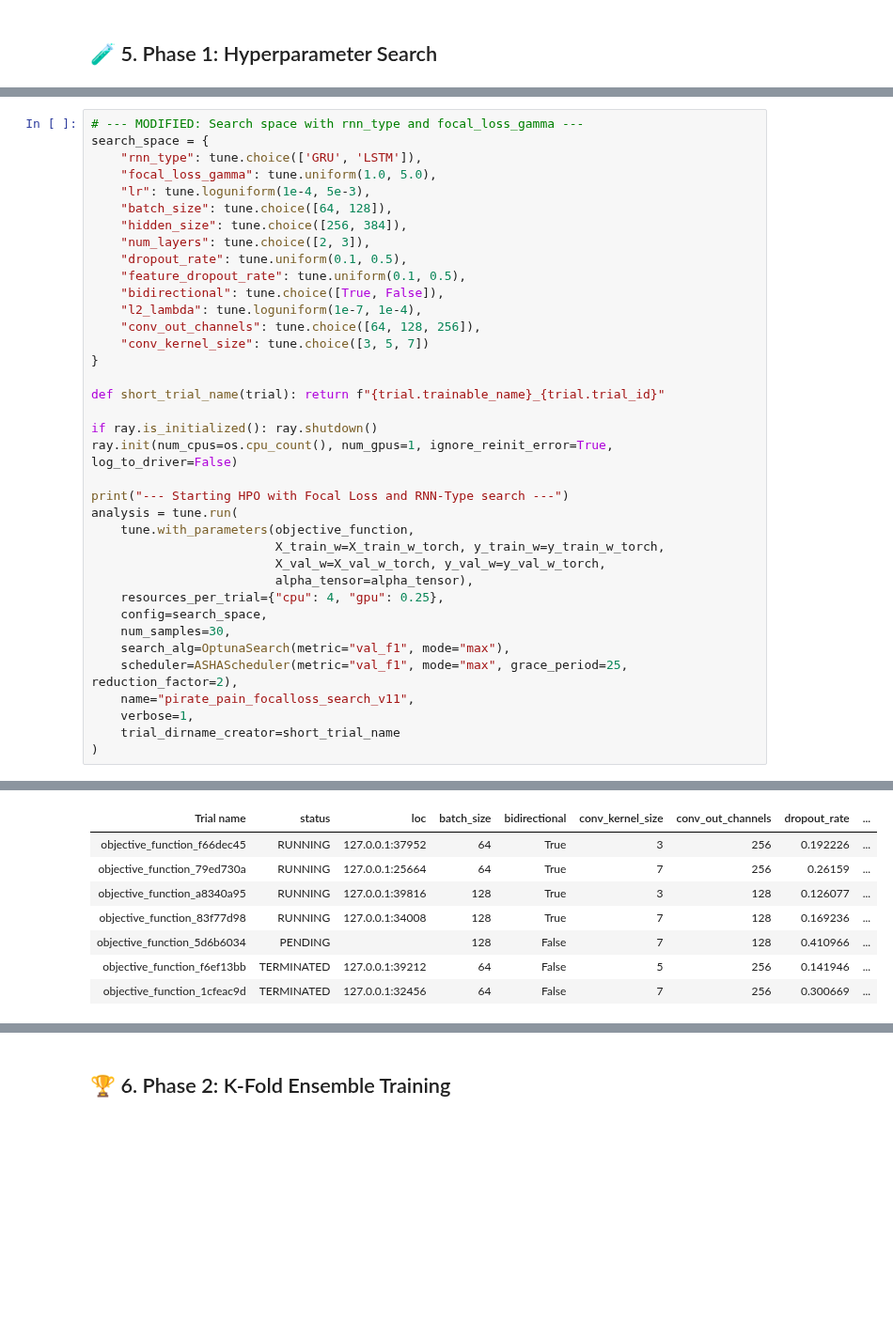
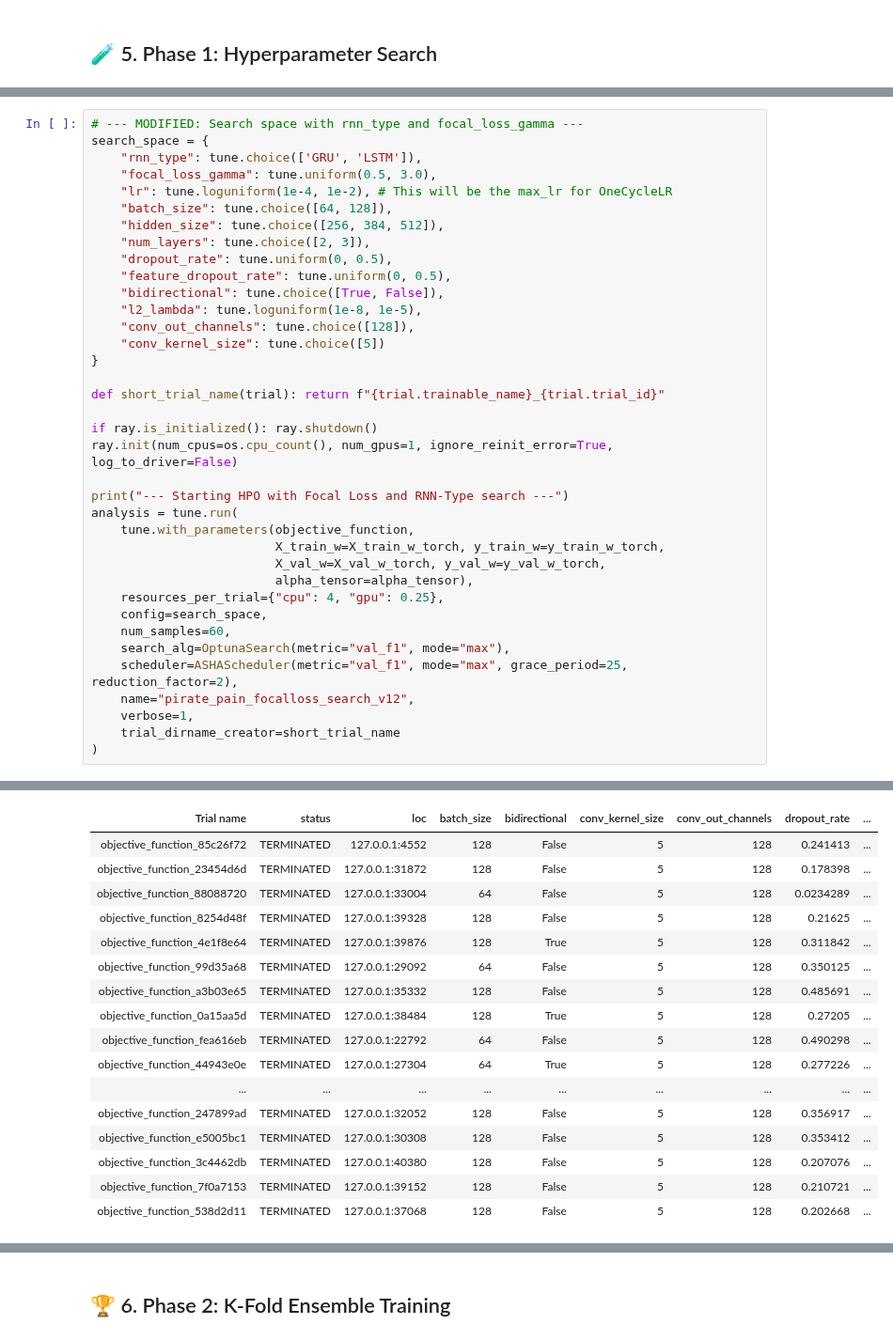
Before and after one commit to Negm2000/Challenge-1, a Jupyter notebook: main.ipynb, the cells around one changed output, grey strips where cells are left out. Shown at 94% size. Cells and saved outputs as stored; diff of their text form; blank space fills up the shorter version.

```diff
--- a/main.ipynb
+++ b/main.ipynb
@@ -417,17 +421,17 @@ Created training windows of shape: torch.Size([40128, 10, 37])
 # --- MODIFIED: Search space with rnn_type and focal_loss_gamma ---
 search_space = {
     "rnn_type": tune.choice(['GRU', 'LSTM']),
-    "focal_loss_gamma": tune.uniform(1.0, 5.0),
-    "lr": tune.loguniform(1e-4, 5e-3),
+    "focal_loss_gamma": tune.uniform(0.5, 3.0),
+    "lr": tune.loguniform(1e-4, 1e-2), # This will be the max_lr for OneCycleLR
     "batch_size": tune.choice([64, 128]),
-    "hidden_size": tune.choice([256, 384]),
+    "hidden_size": tune.choice([256, 384, 512]),
     "num_layers": tune.choice([2, 3]),
-    "dropout_rate": tune.uniform(0.1, 0.5),
-    "feature_dropout_rate": tune.uniform(0.1, 0.5),
+    "dropout_rate": tune.uniform(0, 0.5),
+    "feature_dropout_rate": tune.uniform(0, 0.5),
     "bidirectional": tune.choice([True, False]),
-    "l2_lambda": tune.loguniform(1e-7, 1e-4),
-    "conv_out_channels": tune.choice([64, 128, 256]),
-    "conv_kernel_size": tune.choice([3, 5, 7])
+    "l2_lambda": tune.loguniform(1e-8, 1e-5),
+    "conv_out_channels": tune.choice([128]),
+    "conv_kernel_size": tune.choice([5])
 }
 
 def short_trial_name(trial): return f"{trial.trainable_name}_{trial.trial_id}"
@@ -443,10 +447,10 @@ analysis = tune.run(
                          alpha_tensor=alpha_tensor),
     resources_per_trial={"cpu": 4, "gpu": 0.25},
     config=search_space,
-    num_samples=30,
+    num_samples=60,
     search_alg=OptunaSearch(metric="val_f1", mode="max"),
     scheduler=ASHAScheduler(metric="val_f1", mode="max", grace_period=25, reduction_factor=2),
-    name="pirate_pain_focalloss_search_v11",
+    name="pirate_pain_focalloss_search_v12",
     verbose=1,
     trial_dirname_creator=short_trial_name
 )
@@ -462,9 +466,18 @@ Logical resource usage: 16.0/16 CPUs, 1.0/1 GPUs (0.0/1.0 accelerator_type:G)
 Trial Status
 | Trial name | status | loc | batch_size | bidirectional | conv_kernel_size | conv_out_channels | dropout_rate | ... |
-| objective_function_f66dec45 | RUNNING | 127.0.0.1:37952 | 64 | True | 3 | 256 | 0.192226 | ... |
-| objective_function_79ed730a | RUNNING | 127.0.0.1:25664 | 64 | True | 7 | 256 | 0.26159 | ... |
-| objective_function_a8340a95 | RUNNING | 127.0.0.1:39816 | 128 | True | 3 | 128 | 0.126077 | ... |
-| objective_function_83f77d98 | RUNNING | 127.0.0.1:34008 | 128 | True | 7 | 128 | 0.169236 | ... |
-| objective_function_5d6b6034 | PENDING |  | 128 | False | 7 | 128 | 0.410966 | ... |
-| objective_function_f6ef13bb | TERMINATED | 127.0.0.1:39212 | 64 | False | 5 | 256 | 0.141946 | ... |
-| objective_function_1cfeac9d | TERMINATED | 127.0.0.1:32456 | 64 | False | 7 | 256 | 0.300669 | ... |
+| objective_function_85c26f72 | TERMINATED | 127.0.0.1:4552 | 128 | False | 5 | 128 | 0.241413 | ... |
+| objective_function_23454d6d | TERMINATED | 127.0.0.1:31872 | 128 | False | 5 | 128 | 0.178398 | ... |
+| objective_function_88088720 | TERMINATED | 127.0.0.1:33004 | 64 | False | 5 | 128 | 0.0234289 | ... |
+| objective_function_8254d48f | TERMINATED | 127.0.0.1:39328 | 128 | False | 5 | 128 | 0.21625 | ... |
+| objective_function_4e1f8e64 | TERMINATED | 127.0.0.1:39876 | 128 | True | 5 | 128 | 0.311842 | ... |
+| objective_function_99d35a68 | TERMINATED | 127.0.0.1:29092 | 64 | False | 5 | 128 | 0.350125 | ... |
+| objective_function_a3b03e65 | TERMINATED | 127.0.0.1:35332 | 128 | False | 5 | 128 | 0.485691 | ... |
+| objective_function_0a15aa5d | TERMINATED | 127.0.0.1:38484 | 128 | True | 5 | 128 | 0.27205 | ... |
+| objective_function_fea616eb | TERMINATED | 127.0.0.1:22792 | 64 | False | 5 | 128 | 0.490298 | ... |
+| objective_function_44943e0e | TERMINATED | 127.0.0.1:27304 | 64 | True | 5 | 128 | 0.277226 | ... |
+| ... | ... | ... | ... | ... | ... | ... | ... | ... |
+| objective_function_247899ad | TERMINATED | 127.0.0.1:32052 | 128 | False | 5 | 128 | 0.356917 | ... |
+| objective_function_e5005bc1 | TERMINATED | 127.0.0.1:30308 | 128 | False | 5 | 128 | 0.353412 | ... |
+| objective_function_3c4462db | TERMINATED | 127.0.0.1:40380 | 128 | False | 5 | 128 | 0.207076 | ... |
+| objective_function_7f0a7153 | TERMINATED | 127.0.0.1:39152 | 128 | False | 5 | 128 | 0.210721 | ... |
+| objective_function_538d2d11 | TERMINATED | 127.0.0.1:37068 | 128 | False | 5 | 128 | 0.202668 | ... |
```
Also changed, not shown: parts of 10 cells of this notebook.
